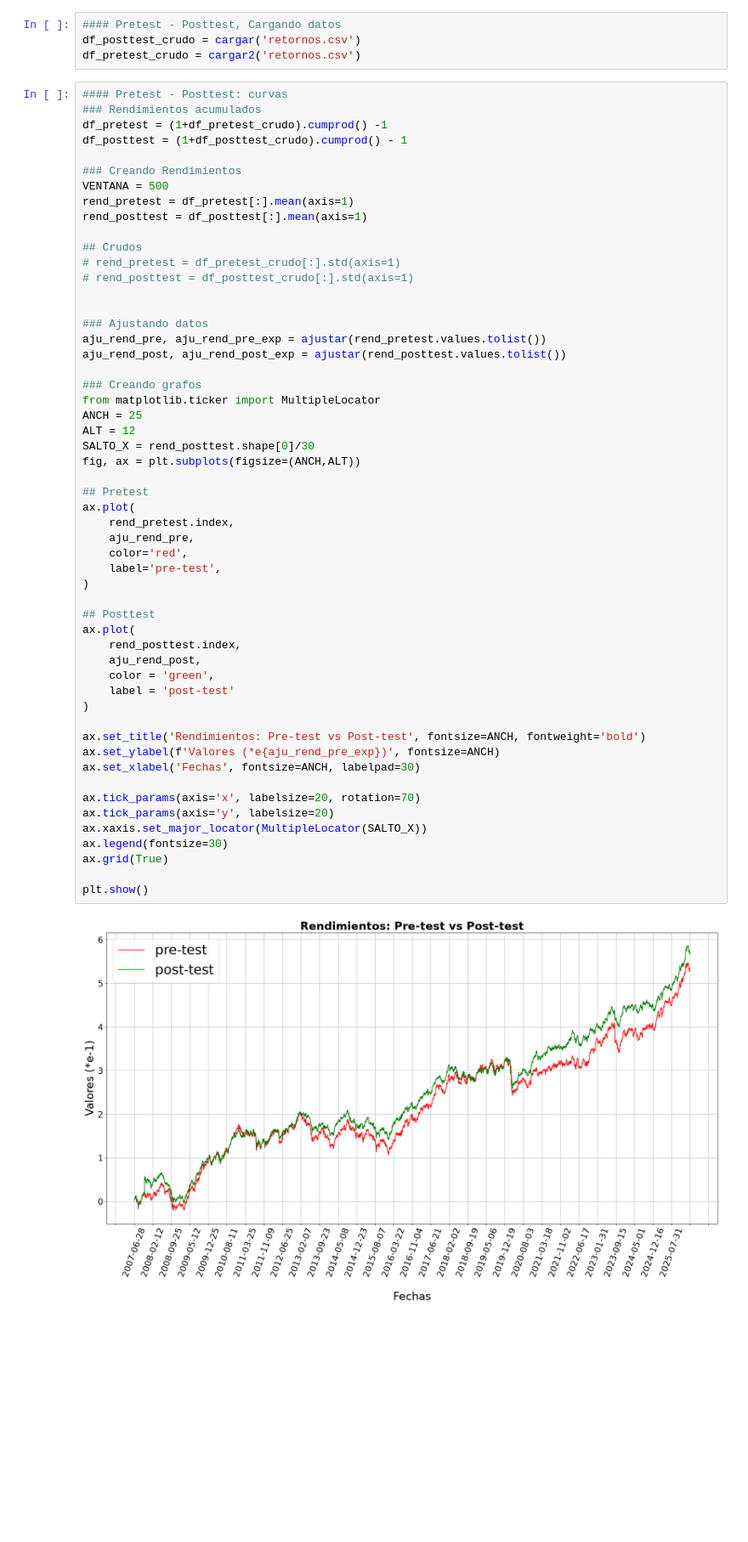
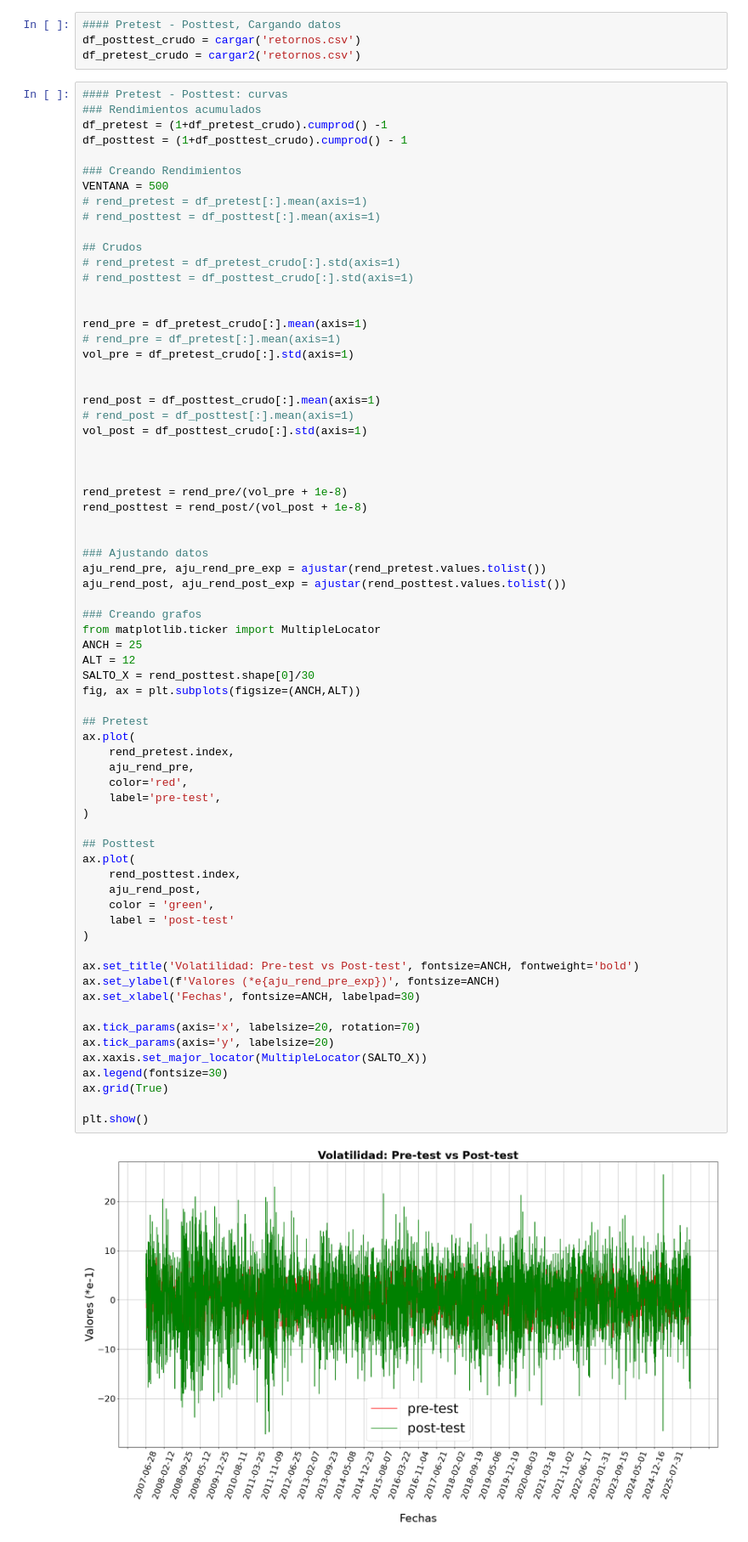
Before and after one commit to jp21bp/LSTM_Ratio_Sharpe, a Jupyter notebook: Version2/confiabilidad2.ipynb, the cells around one changed output. Shown at 85% size. Cells and saved outputs as stored; diff of their text form; blank space fills up the shorter version.

```diff
--- a/Version2/confiabilidad2.ipynb
+++ b/Version2/confiabilidad2.ipynb
@@ -568,12 +562,27 @@ df_posttest = (1+df_posttest_crudo).cumprod() - 1
 
 ### Creando Rendimientos
 VENTANA = 500
-rend_pretest = df_pretest[:].mean(axis=1)
-rend_posttest = df_posttest[:].mean(axis=1)
+# rend_pretest = df_pretest[:].mean(axis=1)
+# rend_posttest = df_posttest[:].mean(axis=1)
 
 ## Crudos
 # rend_pretest = df_pretest_crudo[:].std(axis=1)
 # rend_posttest = df_posttest_crudo[:].std(axis=1)
+
+
+rend_pre = df_pretest_crudo[:].mean(axis=1)
+# rend_pre = df_pretest[:].mean(axis=1)
+vol_pre = df_pretest_crudo[:].std(axis=1)
+
+
+rend_post = df_posttest_crudo[:].mean(axis=1)
+# rend_post = df_posttest[:].mean(axis=1)
+vol_post = df_posttest_crudo[:].std(axis=1)
+
+
+
+rend_pretest = rend_pre/(vol_pre + 1e-8)
+rend_posttest = rend_post/(vol_post + 1e-8)
 
 
 ### Ajustando datos
@@ -587,32 +596,32 @@ ALT = 12
 SALTO_X = rend_posttest.shape[0]/30
 fig, ax = plt.subplots(figsize=(ANCH,ALT))
 
 ## Pretest
 ax.plot(
     rend_pretest.index,
     aju_rend_pre,
     color='red',
     label='pre-test',
 )
 
 ## Posttest
 ax.plot(
     rend_posttest.index,
     aju_rend_post,
     color = 'green',
     label = 'post-test'
 )
 
-ax.set_title('Rendimientos: Pre-test vs Post-test', fontsize=ANCH, fontweight='bold')
+ax.set_title('Volatilidad: Pre-test vs Post-test', fontsize=ANCH, fontweight='bold')
 ax.set_ylabel(f'Valores (*e{aju_rend_pre_exp})', fontsize=ANCH)
 ax.set_xlabel('Fechas', fontsize=ANCH, labelpad=30)
 
 ax.tick_params(axis='x', labelsize=20, rotation=70)
 ax.tick_params(axis='y', labelsize=20)
 ax.xaxis.set_major_locator(MultipleLocator(SALTO_X))
 ax.legend(fontsize=30)
 ax.grid(True)
 
 plt.show()
 # %% [output]
-[figure, old version]
+[figure, new version]
```
Also changed, not shown: parts of 3 cells of this notebook, 53 other files.
